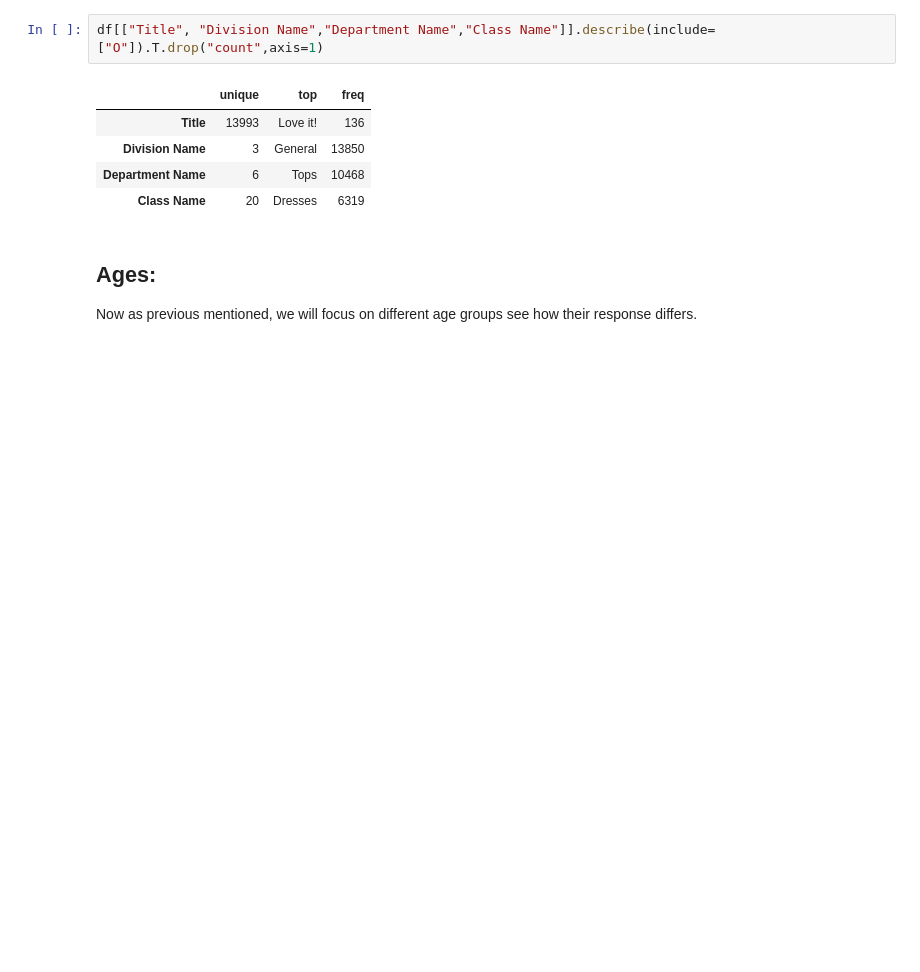
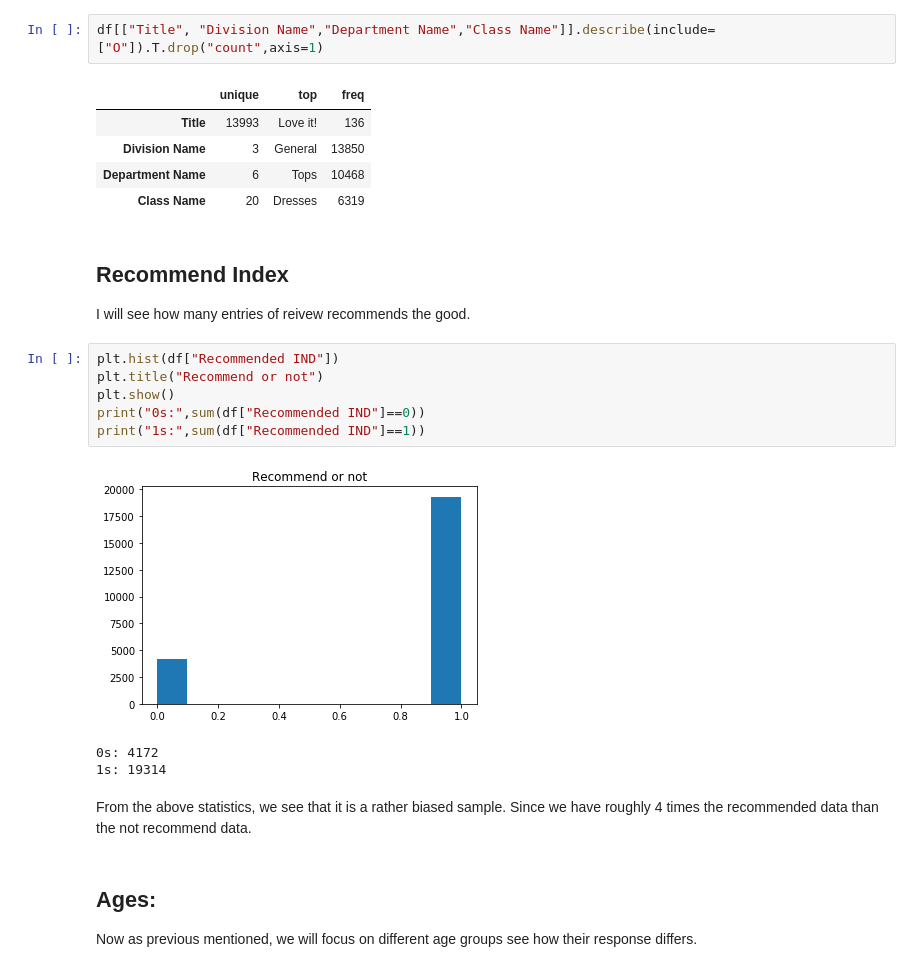
Before and after one commit to lewiechiu/DataScience, a Jupyter notebook: Women's e-commerce.ipynb, the cells around one changed output. Saved outputs shown, nothing was run; the diff lists cells and outputs as text; blank space fills up the shorter version.

```diff
--- a/Women's e-commerce.ipynb
+++ b/Women's e-commerce.ipynb
@@ -84,6 +78,21 @@ df[["Title", "Division Name","Department Name","Class Name"]].describe(include=[
 | Division Name | 3 | General | 13850 |
 | Department Name | 6 | Tops | 10468 |
 | Class Name | 20 | Dresses | 6319 |
+# %% [markdown]
+## Recommend Index
+I will see how many entries of reivew recommends the good.
+# %%
+plt.hist(df["Recommended IND"])
+plt.title("Recommend or not")
+plt.show()
+print("0s:",sum(df["Recommended IND"]==0))
+print("1s:",sum(df["Recommended IND"]==1))
+# %% [output]
+[figure, added]
+0s: 4172
+1s: 19314
+# %% [markdown]
+From the above statistics, we see that it is a rather biased sample. Since we have roughly 4 times the recommended data than the not recommend data.
 # %% [markdown]
 ## Ages:
 Now as previous mentioned, we will focus on different age groups see how their response differs.
```
Also changed, not shown: parts of 32 cells of this notebook, 2 other files.
